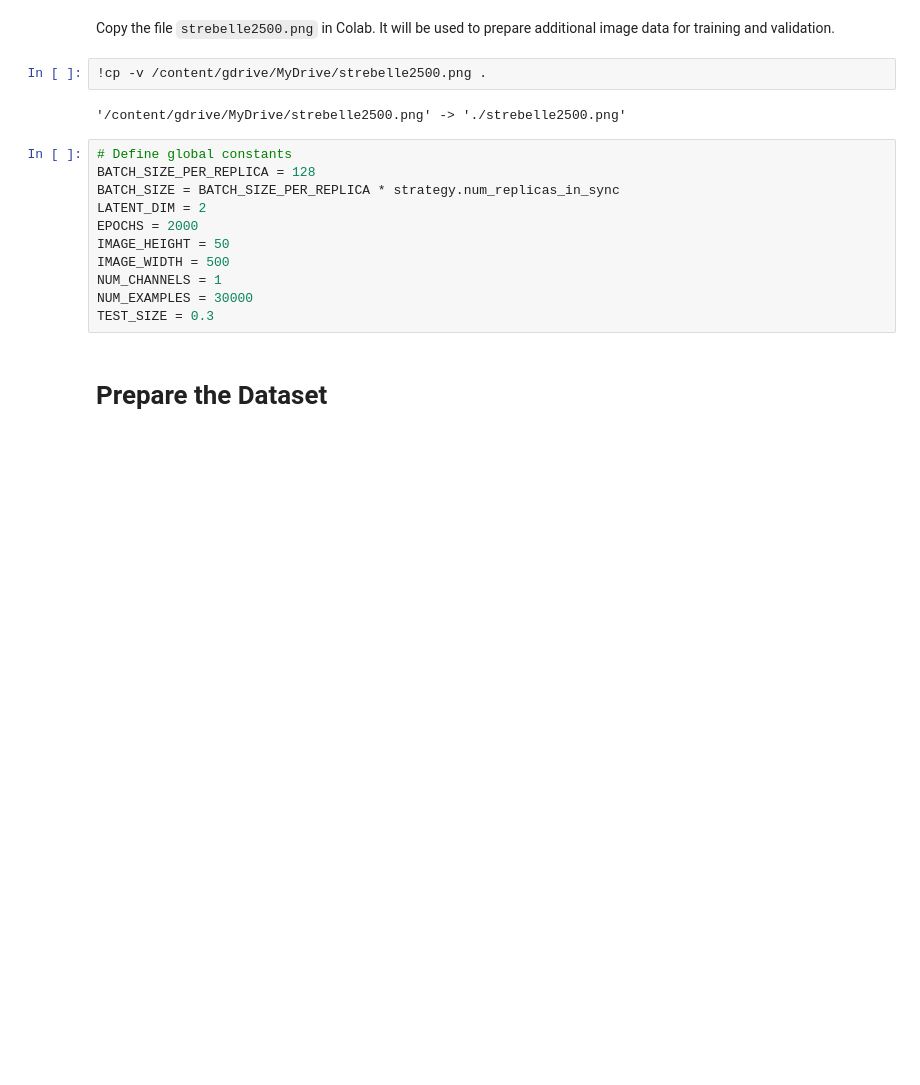
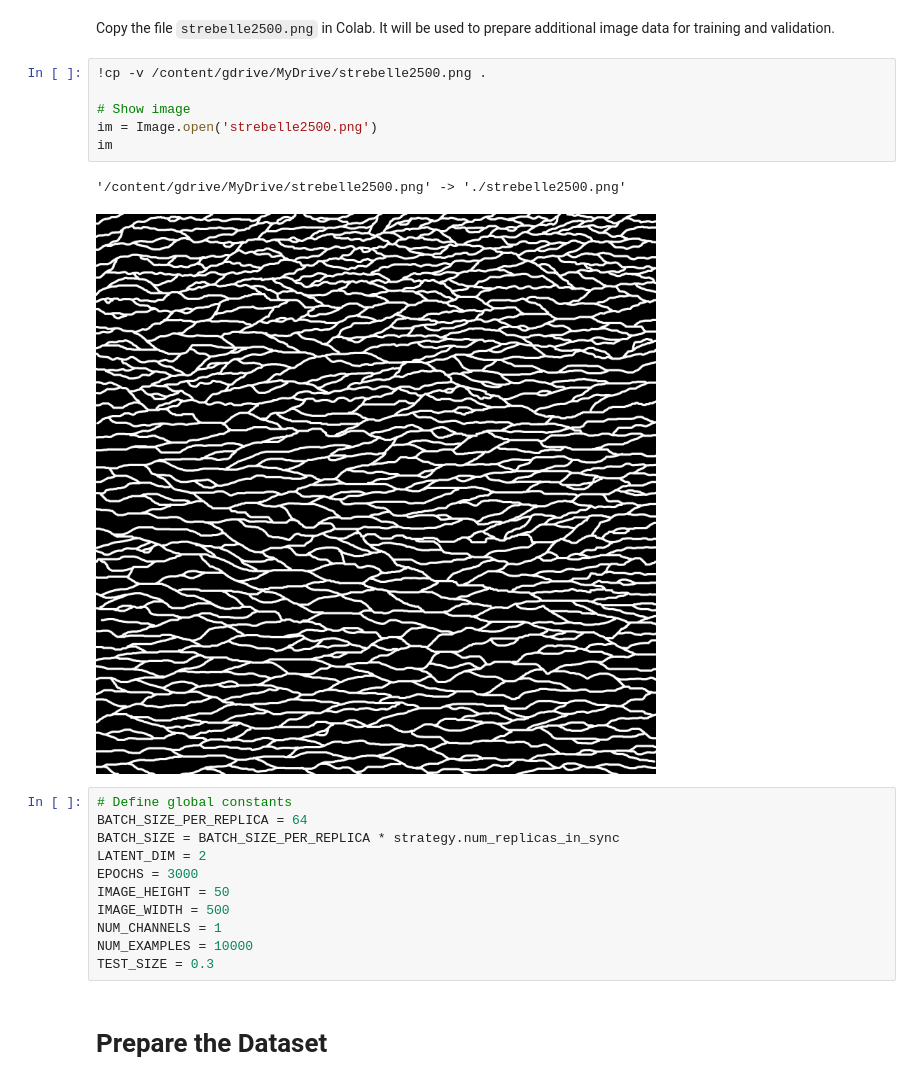
Before and after one commit to lamd91/VAE_DA, a Jupyter notebook: VAE_SinuousChannelsImages_TPUStrategy.ipynb, the cells around one changed output. Saved outputs shown, nothing was run; the diff lists cells and outputs as text; blank space fills up the shorter version.

```diff
--- a/VAE_SinuousChannelsImages_TPUStrategy.ipynb
+++ b/VAE_SinuousChannelsImages_TPUStrategy.ipynb
@@ -63,18 +63,23 @@ plt.imshow(image, cmap='gray')
 Copy the file `strebelle2500.png` in Colab. It will be used to prepare additional image data for training and validation.
 # %%
 !cp -v /content/gdrive/MyDrive/strebelle2500.png .
+
+# Show image
+im = Image.open('strebelle2500.png')
+im
 # %% [output]
 '/content/gdrive/MyDrive/strebelle2500.png' -> './strebelle2500.png'
+[figure, added]
 # %%
 # Define global constants
-BATCH_SIZE_PER_REPLICA = 128
+BATCH_SIZE_PER_REPLICA = 64
 BATCH_SIZE = BATCH_SIZE_PER_REPLICA * strategy.num_replicas_in_sync
 LATENT_DIM = 2
-EPOCHS = 2000
+EPOCHS = 3000
 IMAGE_HEIGHT = 50
 IMAGE_WIDTH = 500
 NUM_CHANNELS = 1
-NUM_EXAMPLES = 30000
+NUM_EXAMPLES = 10000
 TEST_SIZE = 0.3
 # %% [markdown]
 # Prepare the Dataset
```
Also changed, not shown: parts of 22 cells of this notebook.
